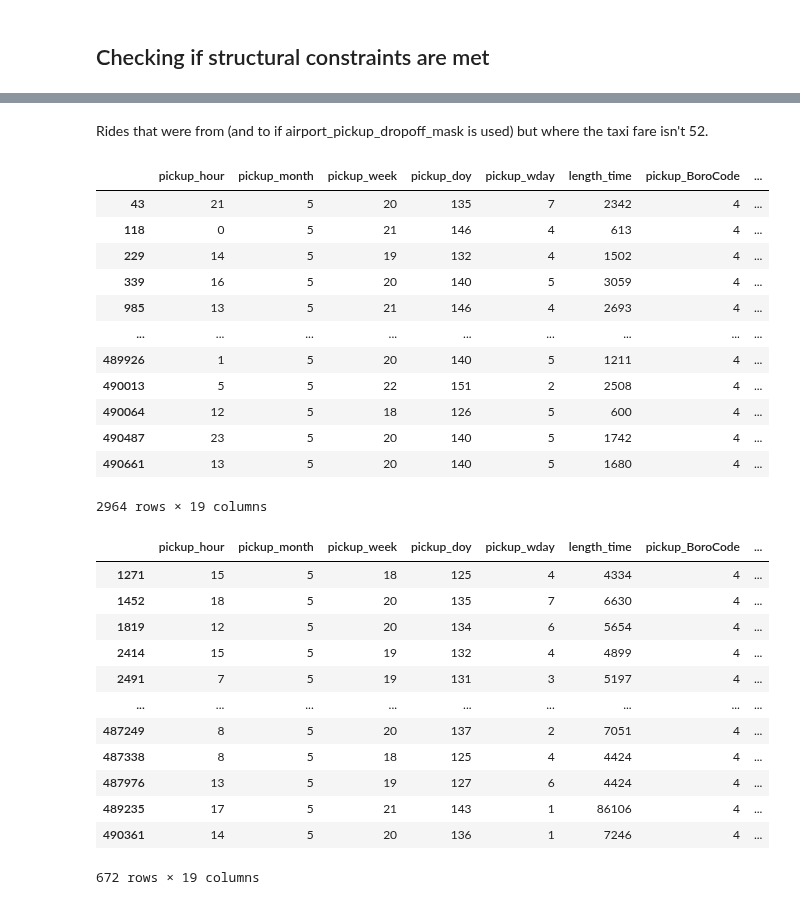
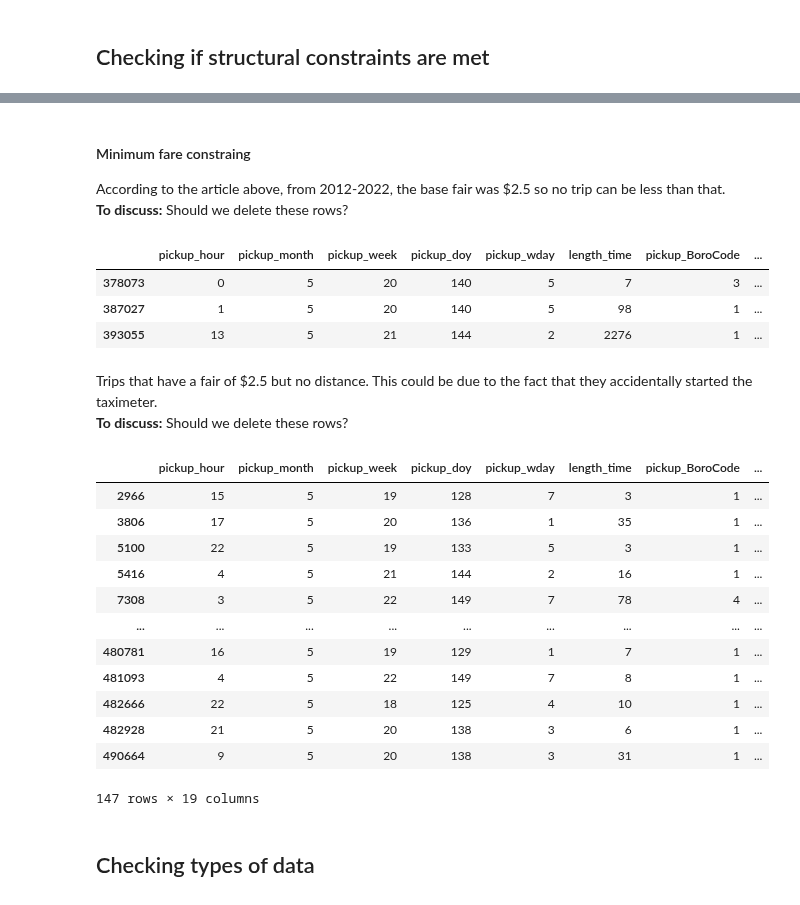
Before and after one commit to MichalKrzyzanski2002/Foundations-Data-Science-Project, a Jupyter notebook: Cleaning.ipynb, the cells around one changed output, grey strips where cells are left out. Saved outputs shown, nothing was run; the diff lists cells and outputs as text; code cells hidden in the pictures.

Commit message:
Taxi fares checks and data type checks

```diff
--- a/Cleaning.ipynb
+++ b/Cleaning.ipynb
@@ -400,2 +424,0 @@ airport_pickup_mask =  (data["pickup_longitude"] > JFK_min_long) & (data["pickup
-# %% [markdown]
-Rides that were from (and to if airport_pickup_dropoff_mask is used) but where the taxi fare isn't 52.
@@ -402,32 +428,32 @@ Rides that were from (and to if airport_pickup_dropoff_mask is used) but where t
+# %% [markdown]
+#### Minimum fare constraing
+According to the article above, from 2012-2022, the base fair was $2.5 so no trip can be less than that.
+**To discuss:**  Should we delete these rows?
 # %%
-data.loc[data["fare_amount"] != 52][airport_pickup_mask]
+data.loc[ data["fare_amount"] < 2.5 ]
 # %% [output]
 |  | pickup_hour | pickup_month | pickup_week | pickup_doy | pickup_wday | length_time | pickup_BoroCode | ... |
-| 43 | 21 | 5 | 20 | 135 | 7 | 2342 | 4 | ... |
-| 118 | 0 | 5 | 21 | 146 | 4 | 613 | 4 | ... |
-| 229 | 14 | 5 | 19 | 132 | 4 | 1502 | 4 | ... |
-| 339 | 16 | 5 | 20 | 140 | 5 | 3059 | 4 | ... |
-| 985 | 13 | 5 | 21 | 146 | 4 | 2693 | 4 | ... |
-| ... | ... | ... | ... | ... | ... | ... | ... | ... |
-| 489926 | 1 | 5 | 20 | 140 | 5 | 1211 | 4 | ... |
-| 490013 | 5 | 5 | 22 | 151 | 2 | 2508 | 4 | ... |
-| 490064 | 12 | 5 | 18 | 126 | 5 | 600 | 4 | ... |
-| 490487 | 23 | 5 | 20 | 140 | 5 | 1742 | 4 | ... |
-| 490661 | 13 | 5 | 20 | 140 | 5 | 1680 | 4 | ... |
+| 378073 | 0 | 5 | 20 | 140 | 5 | 7 | 3 | ... |
+| 387027 | 1 | 5 | 20 | 140 | 5 | 98 | 1 | ... |
+| 393055 | 13 | 5 | 21 | 144 | 2 | 2276 | 1 | ... |
-2964 rows × 19 columns
+# %% [markdown]
+Trips that have a fair of $2.5 but no distance. This could be due to the fact that they accidentally started the taximeter.
+**To discuss:**  Should we delete these rows?
 # %%
-data.loc[(data["fare_amount"] == 52) & (data["length_time"]>4271)][airport_pickup_mask]
+data.loc[ (data["fare_amount"] == 2.5) &  (data["trip_distance"] == 0)]
 # %% [output]
 |  | pickup_hour | pickup_month | pickup_week | pickup_doy | pickup_wday | length_time | pickup_BoroCode | ... |
-| 1271 | 15 | 5 | 18 | 125 | 4 | 4334 | 4 | ... |
-| 1452 | 18 | 5 | 20 | 135 | 7 | 6630 | 4 | ... |
-| 1819 | 12 | 5 | 20 | 134 | 6 | 5654 | 4 | ... |
-| 2414 | 15 | 5 | 19 | 132 | 4 | 4899 | 4 | ... |
-| 2491 | 7 | 5 | 19 | 131 | 3 | 5197 | 4 | ... |
+| 2966 | 15 | 5 | 19 | 128 | 7 | 3 | 1 | ... |
+| 3806 | 17 | 5 | 20 | 136 | 1 | 35 | 1 | ... |
+| 5100 | 22 | 5 | 19 | 133 | 5 | 3 | 1 | ... |
+| 5416 | 4 | 5 | 21 | 144 | 2 | 16 | 1 | ... |
+| 7308 | 3 | 5 | 22 | 149 | 7 | 78 | 4 | ... |
 | ... | ... | ... | ... | ... | ... | ... | ... | ... |
-| 487249 | 8 | 5 | 20 | 137 | 2 | 7051 | 4 | ... |
-| 487338 | 8 | 5 | 18 | 125 | 4 | 4424 | 4 | ... |
-| 487976 | 13 | 5 | 19 | 127 | 6 | 4424 | 4 | ... |
-| 489235 | 17 | 5 | 21 | 143 | 1 | 86106 | 4 | ... |
-| 490361 | 14 | 5 | 20 | 136 | 1 | 7246 | 4 | ... |
+| 480781 | 16 | 5 | 19 | 129 | 1 | 7 | 1 | ... |
+| 481093 | 4 | 5 | 22 | 149 | 7 | 8 | 1 | ... |
+| 482666 | 22 | 5 | 18 | 125 | 4 | 10 | 1 | ... |
+| 482928 | 21 | 5 | 20 | 138 | 3 | 6 | 1 | ... |
+| 490664 | 9 | 5 | 20 | 138 | 3 | 31 | 1 | ... |
-672 rows × 19 columns
+147 rows × 19 columns
+# %% [markdown]
+## Checking types of data
```
Also changed, not shown: parts of 12 cells of this notebook.
